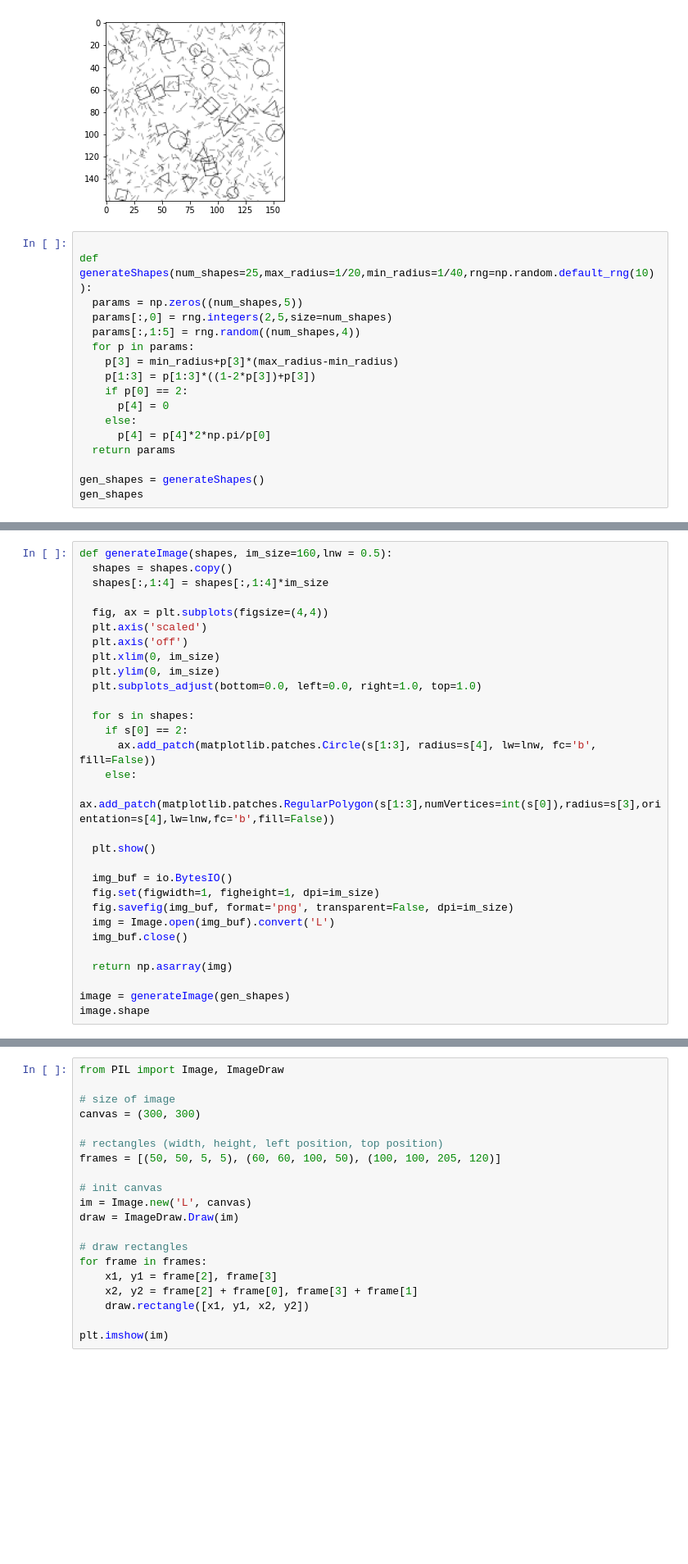
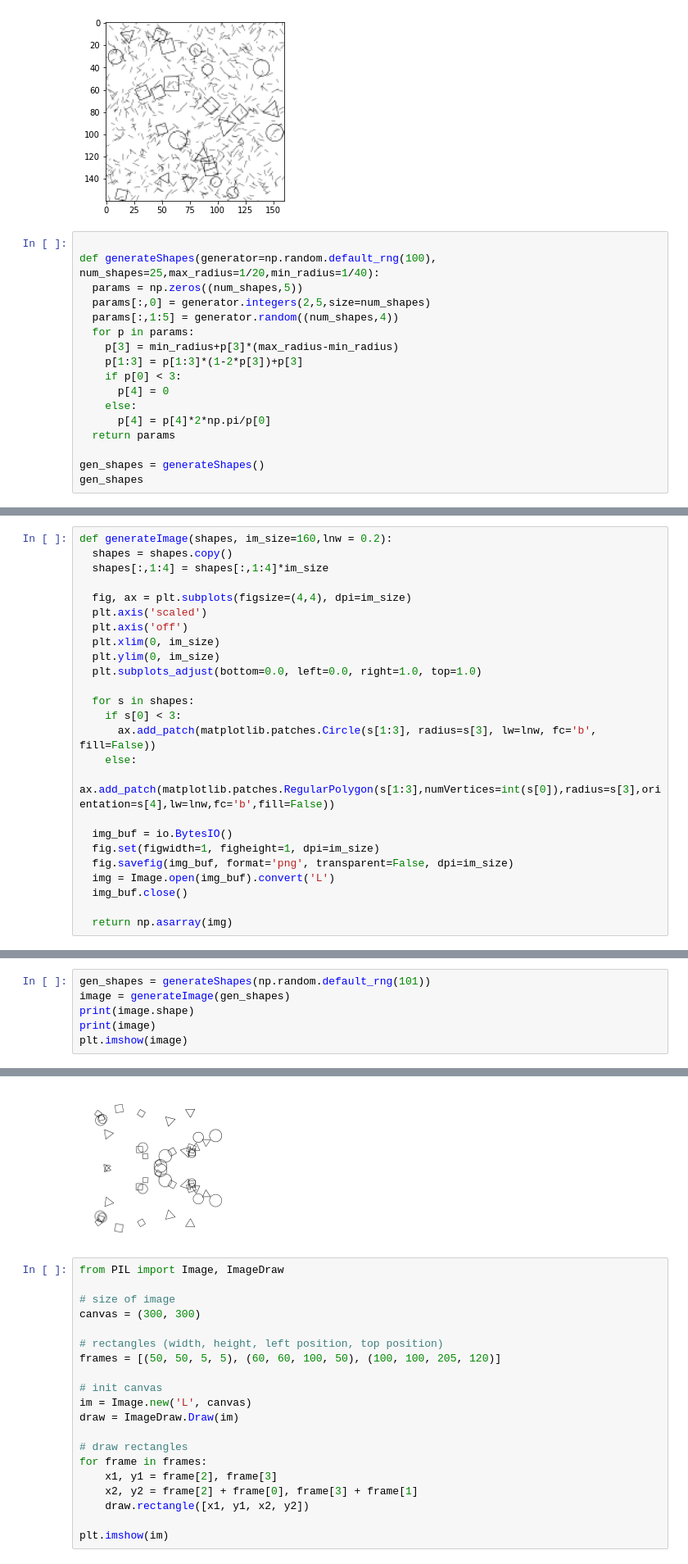
Before and after one commit to riesenn/geomsha, a Jupyter notebook: generator/geomgen.ipynb, the cells around one changed output, grey strips where cells are left out. Shown at 82% size. Cells and saved outputs as stored; diff of their text form; blank space fills up the shorter version.

```diff
--- a/generator/geomgen.ipynb
+++ b/generator/geomgen.ipynb
@@ -124,14 +124,14 @@ plt.imshow(arr)
 [figure]
 # %%
 
-def generateShapes(num_shapes=25,max_radius=1/20,min_radius=1/40,rng=np.random.default_rng(10)):
+def generateShapes(generator=np.random.default_rng(100), num_shapes=25,max_radius=1/20,min_radius=1/40):
   params = np.zeros((num_shapes,5))
-  params[:,0] = rng.integers(2,5,size=num_shapes)
-  params[:,1:5] = rng.random((num_shapes,4))
+  params[:,0] = generator.integers(2,5,size=num_shapes)
+  params[:,1:5] = generator.random((num_shapes,4))
   for p in params:
     p[3] = min_radius+p[3]*(max_radius-min_radius)
-    p[1:3] = p[1:3]*((1-2*p[3])+p[3])
-    if p[0] == 2:
+    p[1:3] = p[1:3]*(1-2*p[3])+p[3]
+    if p[0] < 3:
       p[4] = 0
     else:
       p[4] = p[4]*2*np.pi/p[0]
@@ -182,9 +182,9 @@ array([[4.00000000e+00, 1.14702447e+02, 1.25940012e+02, 7.73375388e+00,
 # %%
-def generateImage(shapes, im_size=160,lnw = 0.5):
+def generateImage(shapes, im_size=160,lnw = 0.2):
   shapes = shapes.copy()
   shapes[:,1:4] = shapes[:,1:4]*im_size
 
-  fig, ax = plt.subplots(figsize=(4,4))
+  fig, ax = plt.subplots(figsize=(4,4), dpi=im_size)
   plt.axis('scaled')
   plt.axis('off')
   plt.xlim(0, im_size)
@@ -192,12 +192,10 @@ def generateImage(shapes, im_size=160,lnw = 0.5):
   plt.subplots_adjust(bottom=0.0, left=0.0, right=1.0, top=1.0)
 
   for s in shapes:
-    if s[0] == 2:
-      ax.add_patch(matplotlib.patches.Circle(s[1:3], radius=s[4], lw=lnw, fc='b', fill=False))
+    if s[0] < 3:
+      ax.add_patch(matplotlib.patches.Circle(s[1:3], radius=s[3], lw=lnw, fc='b', fill=False))
     else:
       ax.add_patch(matplotlib.patches.RegularPolygon(s[1:3],numVertices=int(s[0]),radius=s[3],orientation=s[4],lw=lnw,fc='b',fill=False))
-
-  plt.show()
 
   img_buf = io.BytesIO()
   fig.set(figwidth=1, figheight=1, dpi=im_size)
@@ -206,6 +204,3 @@ def generateImage(shapes, im_size=160,lnw = 0.5):
   img_buf.close()
 
   return np.asarray(img)
-
-image = generateImage(gen_shapes)
-image.shape
@@ -214,0 +207,7 @@ image.shape
+# %%
+gen_shapes = generateShapes(np.random.default_rng(101))
+image = generateImage(gen_shapes)
+print(image.shape)
+print(image)
+plt.imshow(image)
+# %% [output]
@@ -215,3 +223,4 @@ image.shape
+[figure, added]
 # %%
 from PIL import Image, ImageDraw
 
```
Also changed, not shown: parts of 6 cells of this notebook.
